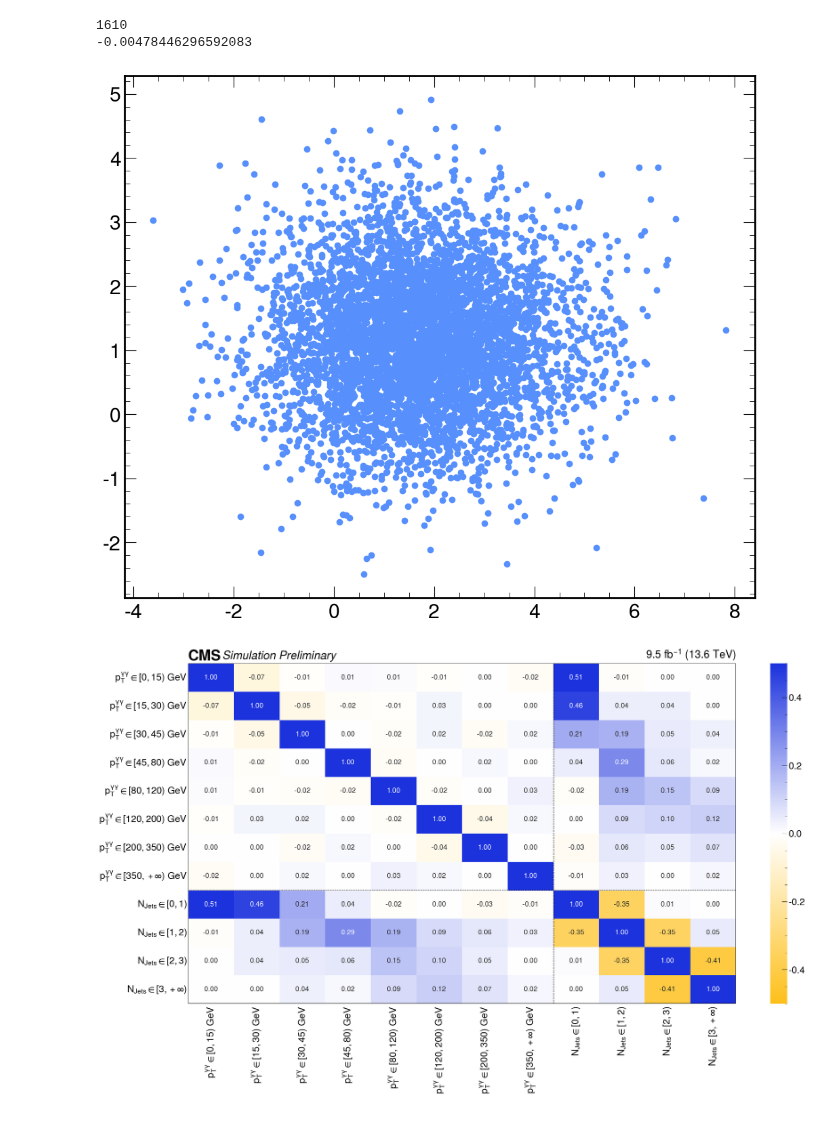
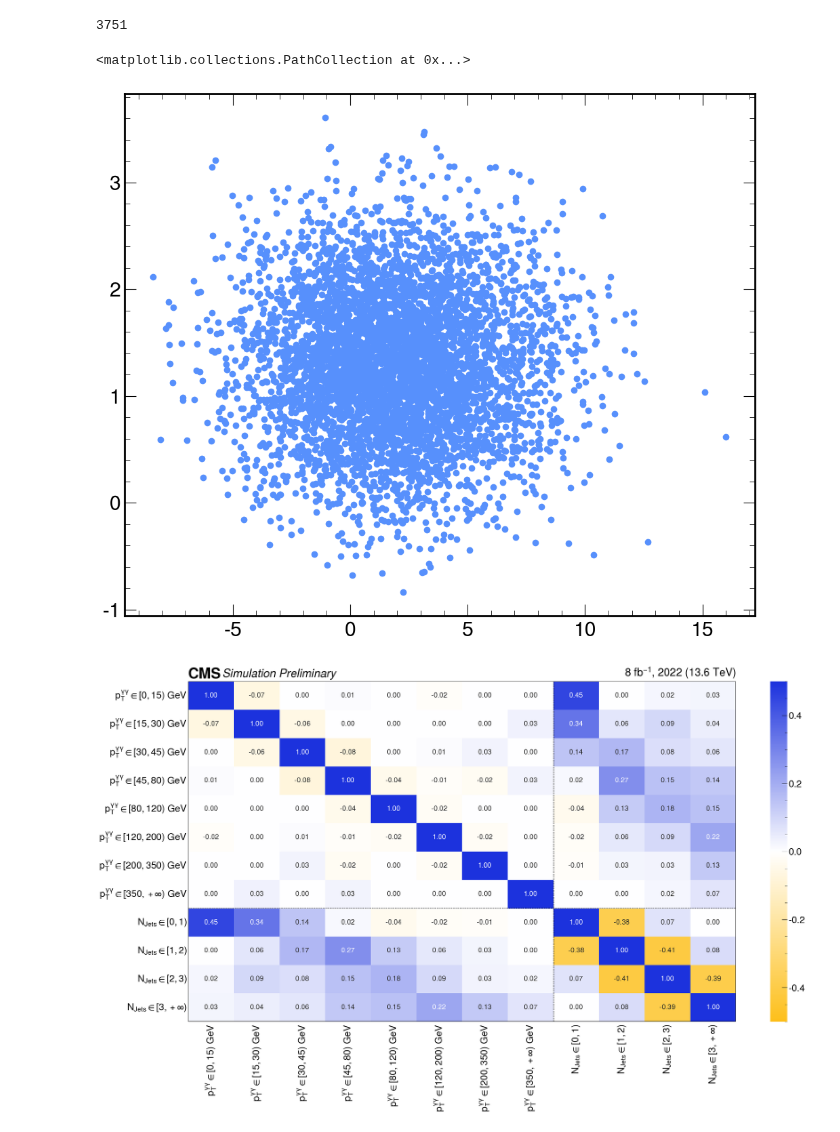
Before and after one commit to JaLuka98/flashggFinalFit, a Jupyter notebook: Replicas/corr_matrix/corr_matrix_simultan.ipynb, the cells around one changed output. Drawn from its saved outputs; the diff is of its cells as text; code cells hidden in the pictures.

```diff
--- a/Replicas/corr_matrix/corr_matrix_simultan.ipynb
+++ b/Replicas/corr_matrix/corr_matrix_simultan.ipynb
@@ -37,8 +37,8 @@ def pois_untrimmed(toyDir_, poi_list_):
             print(f"Processing fit_{i}")
 
         try:
-            current_root_files = uproot.open(f"{toyDir_}/toy_{i}/higgsCombineToyFit.MultiDimFit.mH125.38.root")
-            # current_root_files = uproot.open(f"{toyDir_}/toy_{i}/higgsCombinefirstStep.MultiDimFit.mH125.root")
+            # current_root_files = uproot.open(f" {toyDir_}/toy_{i}/higgsCombineToyFit.MultiDimFit.mH125.38.root")
+            current_root_files = uproot.open(f"{toyDir_}/toy_{i}/higgsCombineToyFit.MultiDimFit.mH125.root")
         except:
             print(f"Skipping fit_{i}: Required scan files not found")
             for current_poi in poi_list_:
@@ -264,17 +264,20 @@ def create_json_untrimmed_per_variable(variable_, toyDir_, poi_list_, extra_name
 # %%
 plot_dir = "Plots"
 os.makedirs(plot_dir, exist_ok=True)
+# sample_dir = '/pnfs/psi.ch/cms/trivcat/store/user/niharrin/ntuples/midRun3/samples/2025_06_12/intermediateRun3/finalfits'
+# sample_dir = '/pnfs/psi.ch/cms/trivcat/store/user/niharrin/ntuples/midRun3/samples/2025_10_14_intermediate/finalfits_postBPix'
+sample_dir = '/pnfs/psi.ch/cms/trivcat/store/user/niharrin/ntuples/midRun3/samples/2025_09_22/earlyRun3_powheg/finalfits'
 # %%
 # Load PTH toys
 variable = "PTH"
-# sample_dir = '/pnfs/psi.ch/cms/trivcat/store/user/niharrin/ntuples/midRun3/samples/2025_06_12/intermediateRun3/finalfits'
-sample_dir = '/pnfs/psi.ch/cms/trivcat/store/user/niharrin/ntuples/midRun3/samples/2025_10_14_intermediate/finalfits_postBPix'
-main_dir = os.path.join(sample_dir, variable+"_allReplica_full2023", "Combine", f"runFits_{variable}")
+
+# main_dir = os.path.join(sample_dir, variable+"_allReplica_full2023", "Combine", f"runFits_{variable}")
+main_dir = os.path.join(sample_dir, variable, "Combine", f"runFits_{variable}")
 toyDir = os.path.join(main_dir, "toyFit")
 
 poi_list = ["r_PTH_0p0_15p0", "r_PTH_15p0_30p0", "r_PTH_30p0_45p0", "r_PTH_45p0_80p0", "r_PTH_80p0_120p0", "r_PTH_120p0_200p0", "r_PTH_200p0_350p0", "r_PTH_350p0_10000p0"]
 
 pois_untrimmed_PTH = create_json_untrimmed_per_variable(variable, toyDir, poi_list)
-pois_PTH = create_json_trimmed(variable, toyDir, pois_untrimmed_PTH, poi_list, subfolder_=f"SL_{variable}")
+# pois_PTH = create_json_trimmed(variable, toyDir, pois_untrimmed_PTH, poi_list, subfolder_=f"SL_{variable}")
 
 # plot_all_individual_correlation(pois_PTH, poi_list, variable)
@@ -284,12 +285,13 @@ Trimming values:  -7.707661994918124 11.784472618721512
 # Load NJ toys
 variable = "NJ"
 
-main_dir = os.path.join(sample_dir, variable+"_allReplica_full2023", "Combine", f"runFits_{variable}")
+# main_dir = os.path.join(sample_dir, variable+"_allReplica_full2023", "Combine", f"runFits_{variable}")
+main_dir = os.path.join(sample_dir, variable, "Combine", f"runFits_{variable}")
 toyDir = os.path.join(main_dir, "toyFit")
 
 poi_list_NJ = ["r_NJ_0p0_1p0", "r_NJ_1p0_2p0", "r_NJ_2p0_3p0", "r_NJ_3p0_100p0"]
 
 pois_untrimmed_NJ = create_json_untrimmed_per_variable(variable, toyDir, poi_list_NJ)
-pois_NJ = create_json_trimmed(variable, toyDir, pois_untrimmed_NJ, poi_list_NJ, subfolder_=f"SL_{variable}")
+# pois_NJ = create_json_trimmed(variable, toyDir, pois_untrimmed_NJ, poi_list_NJ, subfolder_=f"SL_{variable}")
 
 # plot_all_individual_correlation(pois_untrimmed_NJ, poi_list_NJ, variable)
@@ -390,11 +390,11 @@ plt.scatter(x=df_PTH_clean["r_PTH_200p0_350p0"], y=df_PTH_clean["r_PTH_15p0_30p0
 
 
 
-print(df_PTH_clean[mask]["r_PTH_200p0_350p0"].corr(df_PTH_clean[mask]["r_PTH_15p0_30p0"]))
+# print(df_PTH_clean[mask]["r_PTH_200p0_350p0"].corr(df_PTH_clean[mask]["r_PTH_15p0_30p0"]))
 # %% [output]
-1610
--0.00478446296592083
+3751
+<matplotlib.collections.PathCollection at 0x...>
-[figure, old version]
+[figure, new version]
 # %%
 # 1️⃣ Define your stops and RGB values
 stops = [0.0, 0.5, 1.0]
@@ -419,7 +419,7 @@ modified_corr_matrix = modified_corr_matrix.rename(index=translation, columns=tr
 
 plt.figure(figsize=(28, 14))
 plt.style.use(hep.style.CMS)
-hep.cms.label('Preliminary', data=False, lumi=9.5, com=13.6)
+hep.cms.label('Preliminary', data=False, lumi=8, com=13.6, year=2022)
 ax = sns.heatmap(modified_corr_matrix, annot=True, cmap=custom_cmap, vmin=-0.5, vmax=0.5, annot_kws={"size": 16}, linewidths=0.0, linecolor='black', fmt=".2f")
 
 ax.tick_params(
@@ -433,34 +433,34 @@ ax.tick_params(
     labelleft=True    # keep labels if you want
 )
 
 # Get the number of rows and columns
 n_rows, n_cols = modified_corr_matrix.shape
 
 # Add rectangle around the whole heatmap to complete the outer box
 rect = Rectangle(
     (0, 0),          # bottom left corner
     width=n_cols,    # number of columns
     height=n_rows,   # number of rows
     fill=False,      # no fill, just the edge
     edgecolor='black',
     linewidth=1.5
 )
 ax.add_patch(rect)
 
 # Define group boundaries (between variable blocks)
 group_boundaries = [8, 12, 17, 23]  # Example indices between variable blocks # 8, 14, 18, 23
 
 # Draw thick lines between groups
 for boundary in group_boundaries:
     ax.axhline(boundary, color='black', linewidth=1, linestyle='--')
     ax.axvline(boundary, color='black', linewidth=1, linestyle='--')
 
 plt.savefig(os.path.join(plot_dir, "correlation_matrix.pdf"), bbox_inches='tight')
 plt.savefig(os.path.join(plot_dir, "correlation_matrix.png"), bbox_inches='tight')
 
 # plt.close()
 # %% [output]
-[figure, old version]
+[figure, new version]
 # %%
 # Try applying the third moments
 
```
Also changed, not shown: parts of 6 cells of this notebook, 5 other files.
